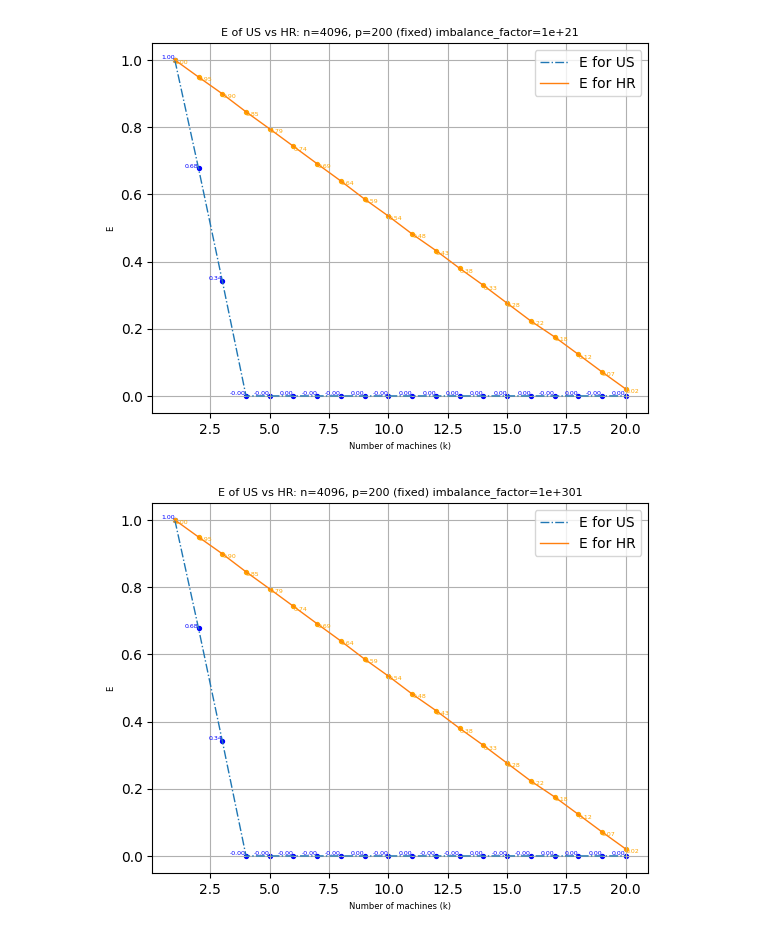
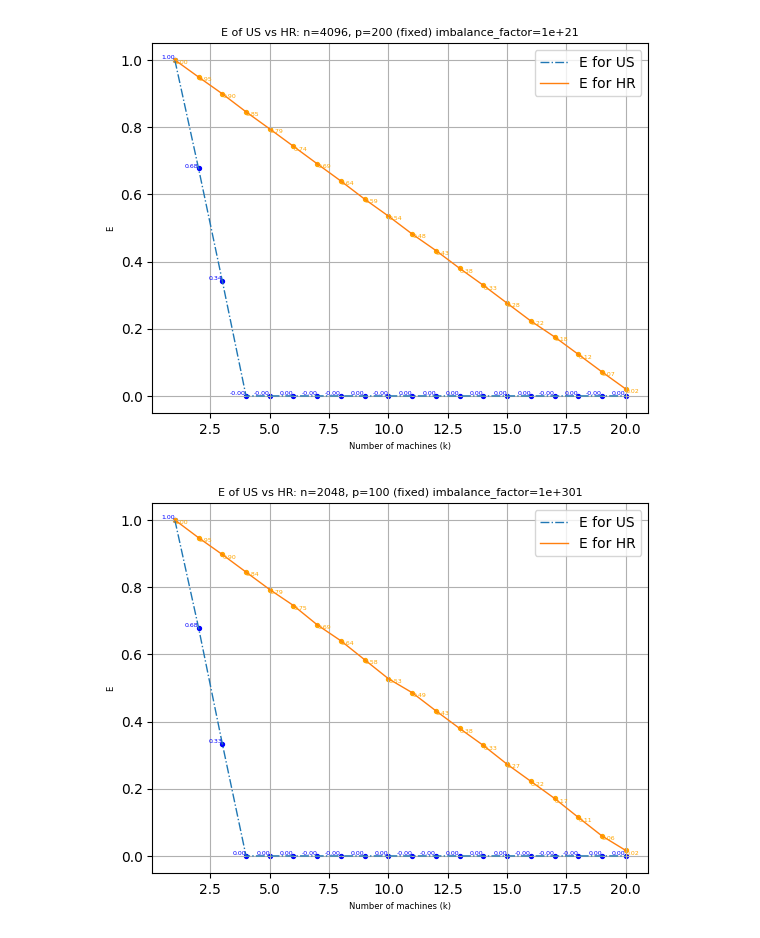
Before and after one commit to FergieLigaLlj/Statistical-Machine-Learning-Research-with-Pro.-Zhang-Zhixiang, a Jupyter notebook: Distributed Sketching for Randomized Optimization in Regression Training/Step5_What Kind of Xi will fall/Test_fixed_weight.ipynb, the cells around one changed output. Saved outputs shown, nothing was run; the diff lists cells and outputs as text; code cells hidden in the pictures.

```diff
--- a/Distributed Sketching for Randomized Optimization in Regression Training/Step5_What Kind of Xi will fall/Test_fixed_weight.ipynb
+++ b/Distributed Sketching for Randomized Optimization in Regression Training/Step5_What Kind of Xi will fall/Test_fixed_weight.ipynb
@@ -231,6 +231,6 @@ plot_var_change(20,5,4096,200,imbalance_factor=10e20,random_seed=42,delta=1)
 [figure]
 # %%
 #Mimic when the imbalance factor tends to infinity_part_2
-plot_var_change(20,5,4096,200,imbalance_factor=10e300,random_seed=42,delta=1)
+plot_var_change(20,5,2048,100,imbalance_factor=10e300,random_seed=42,delta=1)
 # %% [output]
-[figure, old version]
+[figure, new version]
```
Also changed, not shown: 3 other files.
